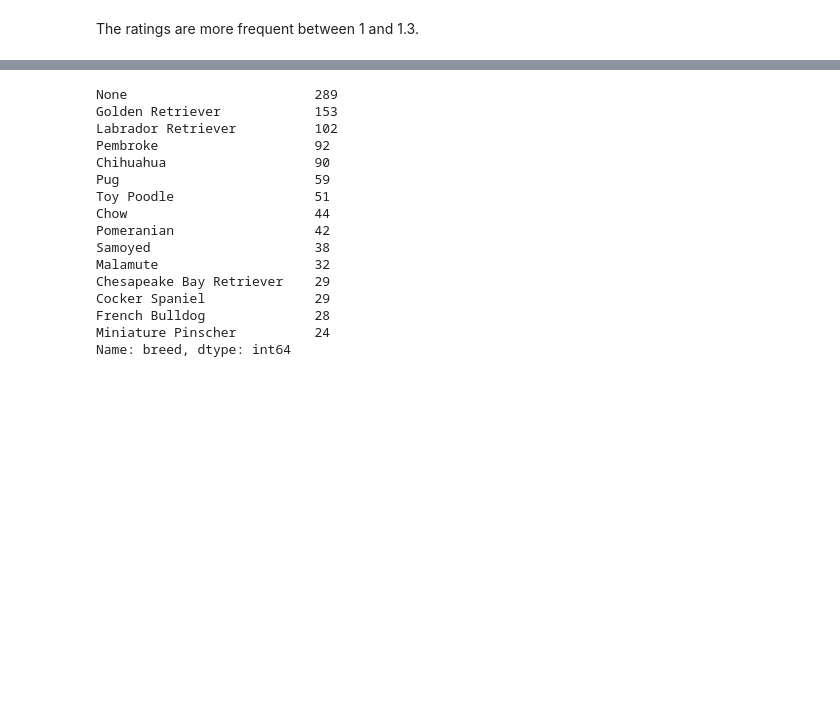
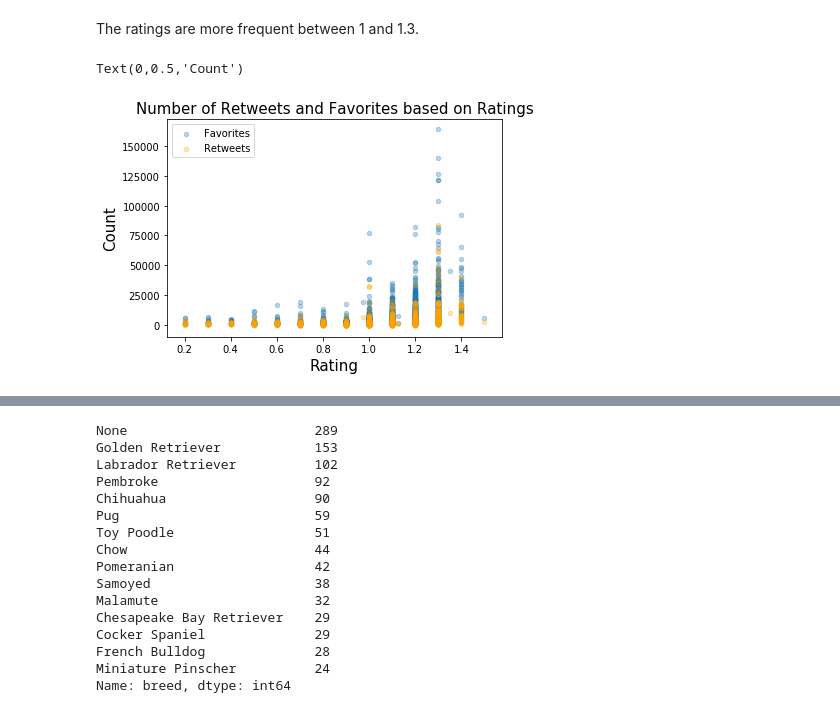
Before and after one commit to yagmurdalman/wrangle-and-analyze-data, a Jupyter notebook: wrangle_act.ipynb, the cells around one changed output, grey strips where cells are left out. Saved outputs shown, nothing was run; the diff lists cells and outputs as text; code cells hidden in the pictures; blank space fills up the shorter version.

```diff
--- a/wrangle_act.ipynb
+++ b/wrangle_act.ipynb
@@ -1367,2 +1367,11 @@ plt.xlim(0,1.75)
 # %% [markdown]
 The ratings are more frequent between 1 and 1.3.
+# %%
+ax = df.plot.scatter(x='rating', y='favorite_count', alpha=0.3, label='Favorites');
+df.plot.scatter(x='rating', y='retweet_count', color='Orange', alpha=0.3, label='Retweets', ax=ax);
+plt.title('Number of Retweets and Favorites based on Ratings', fontsize=15)
+plt.xlabel('Rating', fontsize=15)
+plt.ylabel('Count', fontsize=15)
+# %% [output]
+Text(0,0.5,'Count')
+[figure, added]
```
Also changed, not shown: parts of 10 cells of this notebook.
